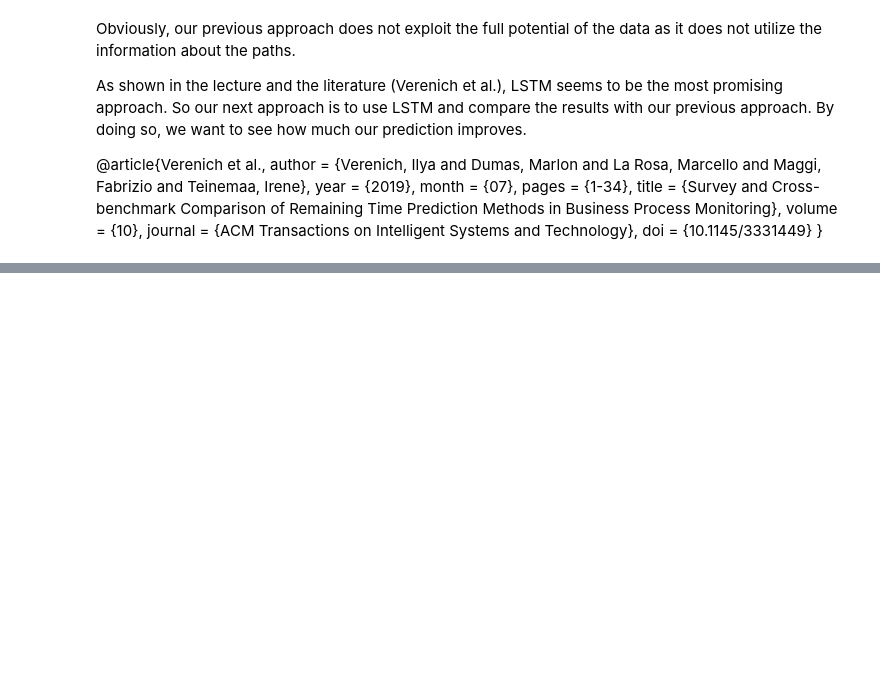
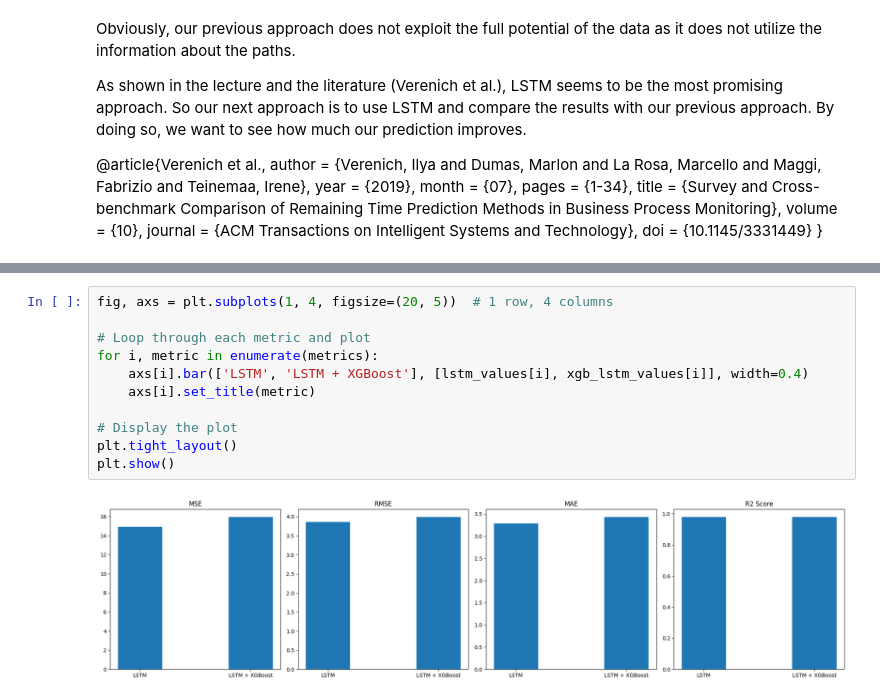
Before and after one commit to Lanza-git/Integrated-vs-Seperated-Master-Thesis, a Jupyter notebook: BPM/BPM.ipynb, the cells around one changed output, grey strips where cells are left out. Cells and saved outputs as stored; diff of their text form; blank space fills up the shorter version.

```diff
--- a/BPM/BPM.ipynb
+++ b/BPM/BPM.ipynb
@@ -434,0 +568,13 @@ doi = {10.1145/3331449}
+# %%
+fig, axs = plt.subplots(1, 4, figsize=(20, 5))  # 1 row, 4 columns
+
+# Loop through each metric and plot
+for i, metric in enumerate(metrics):
+    axs[i].bar(['LSTM', 'LSTM + XGBoost'], [lstm_values[i], xgb_lstm_values[i]], width=0.4)
+    axs[i].set_title(metric)
+
+# Display the plot
+plt.tight_layout()
+plt.show()
+# %% [output]
+[figure, added]
```
Also changed, not shown: parts of 30 cells of this notebook, 14 other files.
